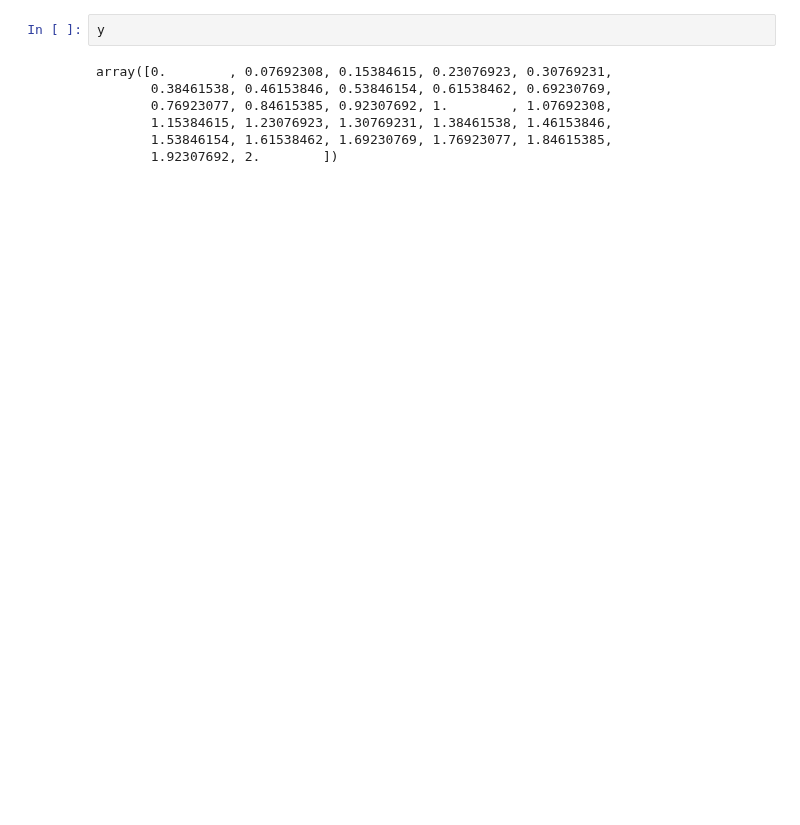
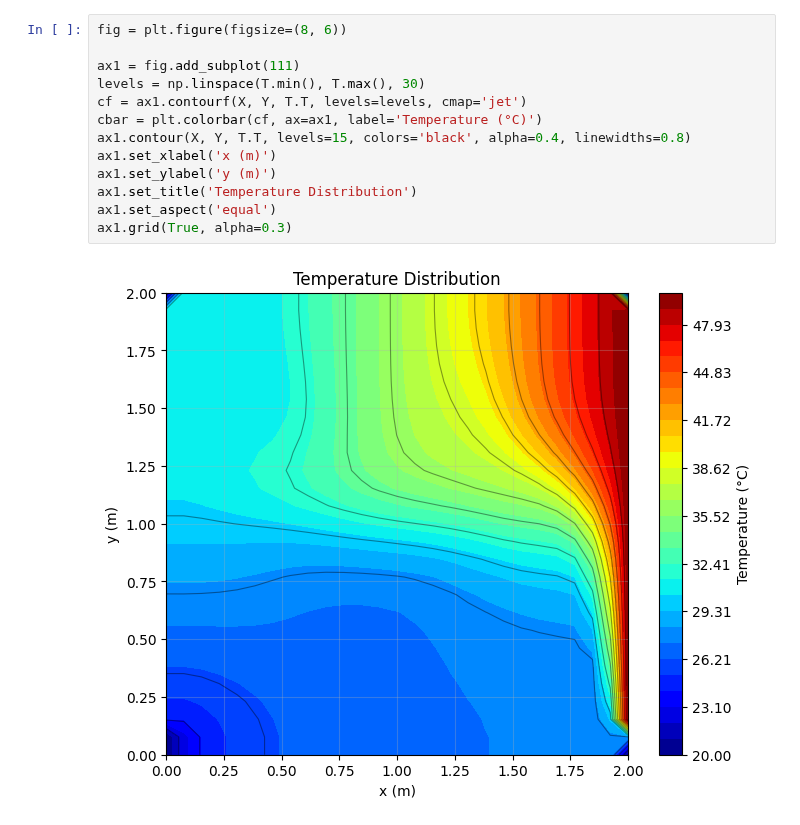
Before and after one commit to Mafaz03/Computational-Fluid-Dynamics, a Jupyter notebook: 2-D Convection Diffusion/eh.ipynb, the cells around one changed output. Saved outputs shown, nothing was run; the diff lists cells and outputs as text; blank space fills up the shorter version.

```diff
--- a/2-D Convection Diffusion/eh.ipynb
+++ b/2-D Convection Diffusion/eh.ipynb
@@ -532,9 +418,15 @@ Energy balance error: 0.000%
-# %%
-y
-# %% [output]
-array([0.        , 0.07692308, 0.15384615, 0.23076923, 0.30769231,
-       0.38461538, 0.46153846, 0.53846154, 0.61538462, 0.69230769,
-       0.76923077, 0.84615385, 0.92307692, 1.        , 1.07692308,
-       1.15384615, 1.23076923, 1.30769231, 1.38461538, 1.46153846,
-       1.53846154, 1.61538462, 1.69230769, 1.76923077, 1.84615385,
-       1.92307692, 2.        ])
+# %%
+fig = plt.figure(figsize=(8, 6))
+
+ax1 = fig.add_subplot(111)
+levels = np.linspace(T.min(), T.max(), 30)
+cf = ax1.contourf(X, Y, T.T, levels=levels, cmap='jet')
+cbar = plt.colorbar(cf, ax=ax1, label='Temperature (°C)')
+ax1.contour(X, Y, T.T, levels=15, colors='black', alpha=0.4, linewidths=0.8)
+ax1.set_xlabel('x (m)')
+ax1.set_ylabel('y (m)')
+ax1.set_title('Temperature Distribution')
+ax1.set_aspect('equal')
+ax1.grid(True, alpha=0.3)
+# %% [output]
+[figure, added]
```
Also changed, not shown: parts of 1 cell of this notebook, 4 other files.
